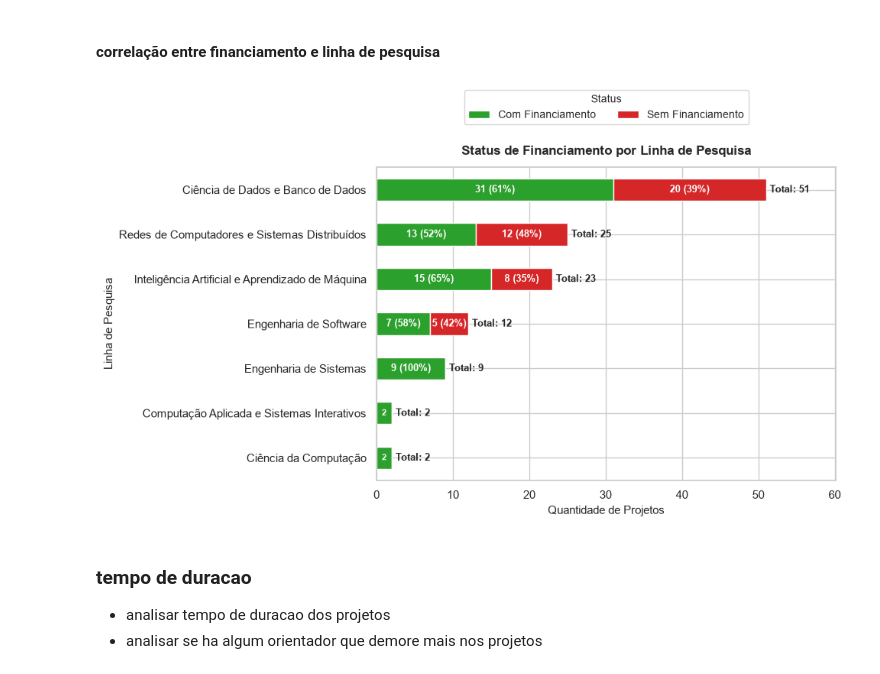
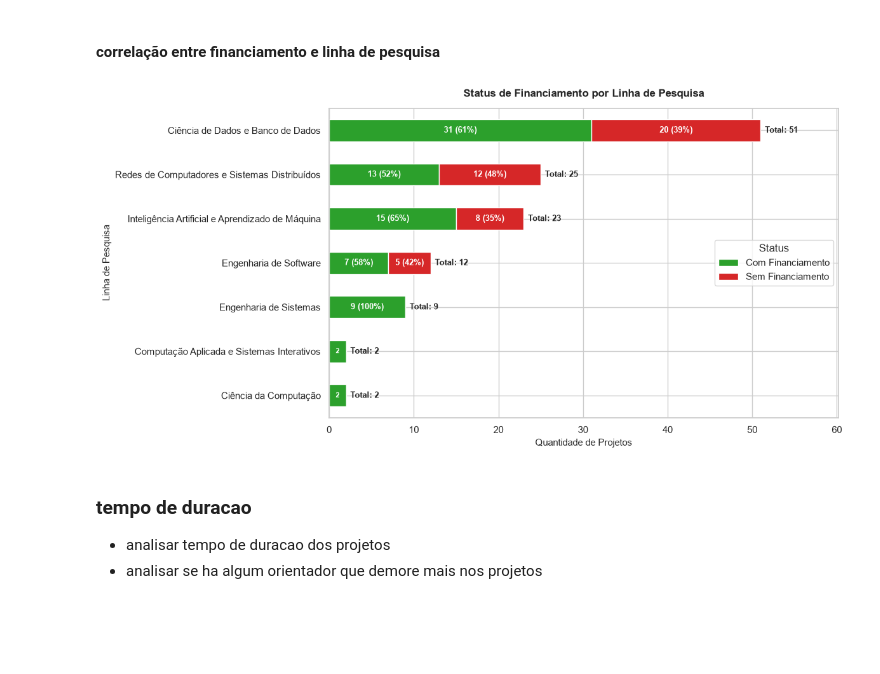
Before and after one commit to fernandanlisboa/analysing_lattes_projects, a Jupyter notebook: analysis.ipynb, the cells around one changed output. Cells and saved outputs as stored; diff of their text form; code cells hidden in the pictures; blank space fills up the shorter version.

```diff
--- a/analysis.ipynb
+++ b/analysis.ipynb
@@ -180,17 +301,0 @@ pbt.plot(kind="bar", x="ano_inicio", stacked=True)
-# %%
-df['financiador'] = (
-    df['financiador'].fillna("['Não informado']").replace('[]', "['Não informado']")
-)
-
-df['financiadores_lista'] = df['financiador'].apply(ast.literal_eval)
-
-df_exploded = df.explode('financiadores_lista').reset_index(drop=True)
-
-# Tabela cruzada
-tabela = pd.crosstab(
-    df_exploded['ano_inicio'],
-    # df_exploded['financiadores_lista']
-)
-
-# Plot do gráfico empilhado
-tabela.plot(kind='bar', stacked=True, figsize=(12, 6))
@@ -864,7 +1016,7 @@ def format_anos_meses(val_anos):
   return ' e '.join(partes)
 # %%
 # 4. Plotagem do gráfico
-fig, ax = plt.subplots(figsize=(10, 5))
+fig, ax = plt.subplots(figsize=(12, 5))
 sns.barplot(
     data=dur_linha,
     y='Linha de Pesquisa',
@@ -899,6 +1051,7 @@ ax.set_ylabel('Linha de Pesquisa', fontsize=11)
 ax.set_xlim(0, max(dur_linha['Duração Média (Anos)']) * 1.25)
 
 plt.tight_layout()
+plt.savefig(os.path.join("data", "output", "graphs", 'duracao_linhas.png'), bbox_inches='tight', dpi=300)
 plt.show()
 # %% [output]
 Passing `palette` without assigning `hue` is deprecated and will be removed in v0.14.0. Assign the `y` variable to `hue` and set `legend=False` for the same effect.
@@ -936,9 +1089,8 @@ tabela_fin = tabela_fin.sort_values(by='Total', ascending=True).drop(
     columns=['Total']
 )
 # %%
-
 # 3. Plotagem do gráfico
-fig, ax = plt.subplots(figsize=(10, 6))
+fig, ax = plt.subplots(figsize=(12, 6))
 tabela_fin[['Com Financiamento', 'Sem Financiamento']].plot(
     kind='barh', stacked=True, color=['#2ca02c', '#d62728'], ax=ax
 )
@@ -973,43 +1125,44 @@ for i, linha in enumerate(tabela_fin.index):
             va='center',
             color='white',
             fontweight='bold',
             fontsize=8,
         )
       cum_x += val
   ax.text(
       cum_x + 0.5,
       i,
       f'Total: {cum_x}',
       ha='left',
       va='center',
       fontweight='bold',
       fontsize=9,
   )
 
 # 5. Ajustes de posição do Título e Legenda
 ax.set_title(
     'Status de Financiamento por Linha de Pesquisa',
     y=1.02,
     fontsize=12,
     fontweight='bold',
 )
 ax.set_xlabel('Quantidade de Projetos', fontsize=11)
 ax.set_ylabel('Linha de Pesquisa', fontsize=11)
 ax.set_xlim(0, max(tabela_fin.sum(axis=1)) * 1.18)
 
-ax.legend(
-    title='Status',
-    loc='lower center',
-    bbox_to_anchor=(0.5, 1.12),
-    ncol=2,
-    fontsize=10,
-    title_fontsize=10,
-)
-
+# ax.legend(
+#     title='Status',
+#     loc='lower center',
+#     bbox_to_anchor=(0.5, 1.12),
+#     ncol=2,
+#     fontsize=10,
+#     title_fontsize=10,
+# )
+plt.legend(title="Status", loc="center right")
 plt.tight_layout()
+plt.savefig(os.path.join("data", "output", "graphs", 'financiados_linha_pesquisa.png'), bbox_inches='tight', dpi=300)
 plt.show()
 # %% [output]
-[figure, old version]
+[figure, new version]
 # %% [markdown]
 ### tempo de duracao
 - analisar tempo de duracao dos projetos
```
Also changed, not shown: parts of 39 cells of this notebook.
